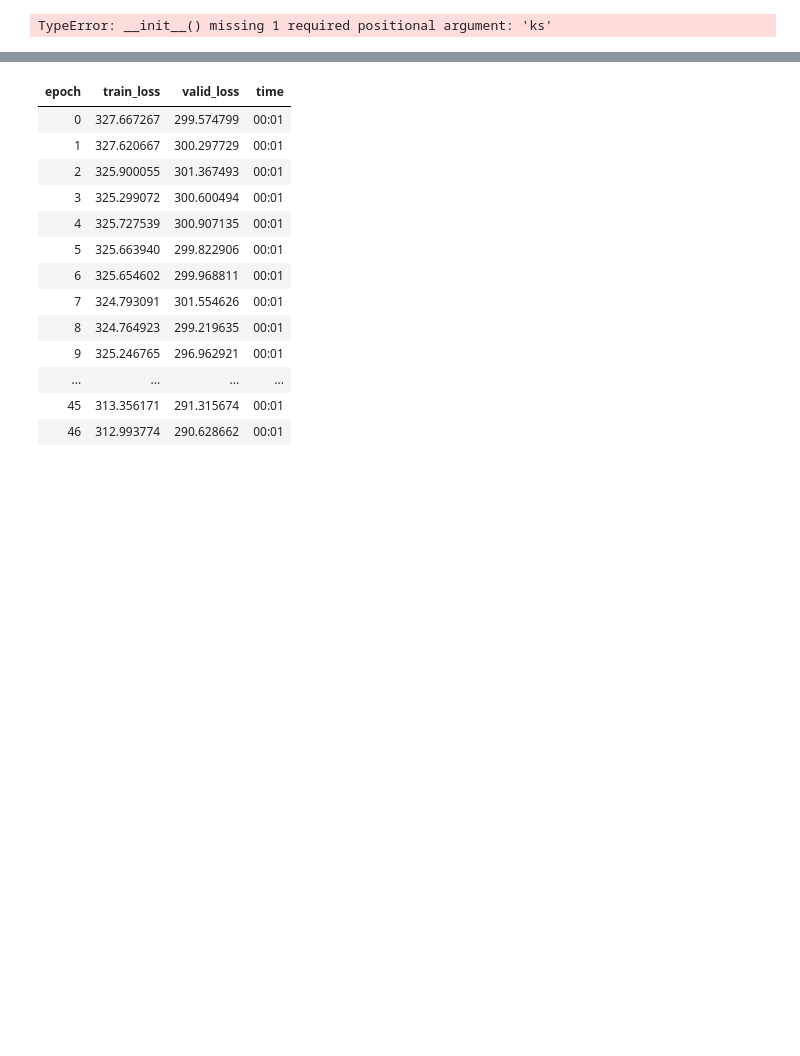
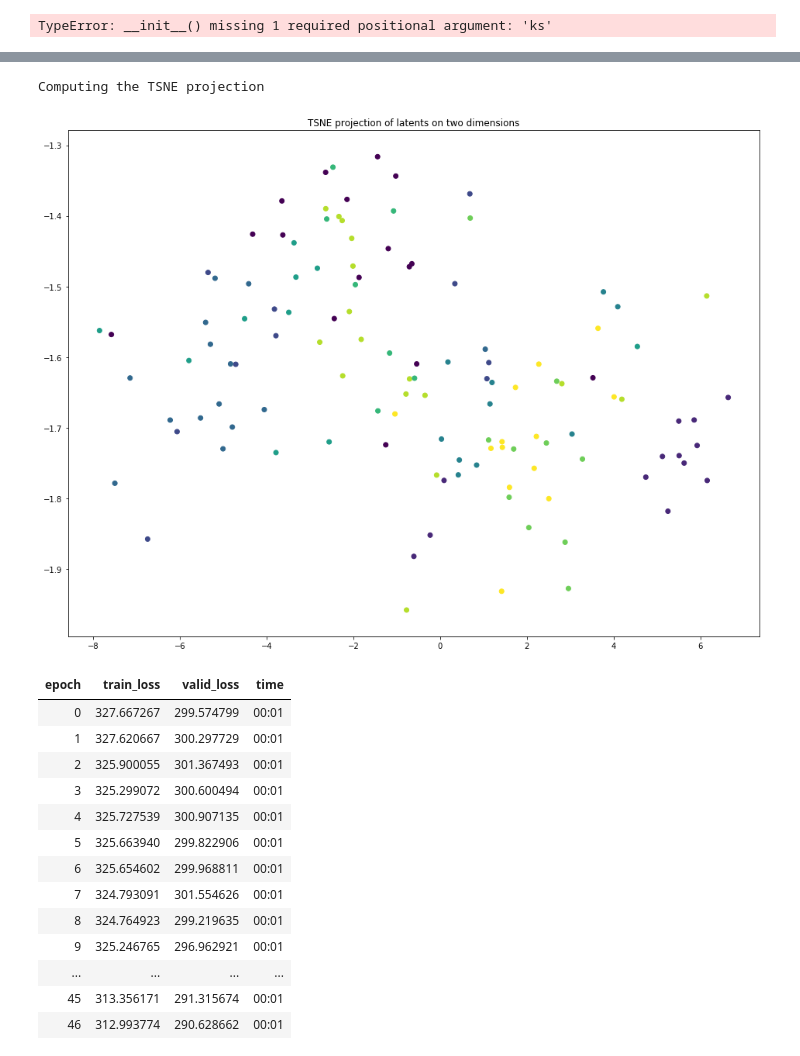
Before and after one commit to dhuynh95/fastai_autoencoder, a Jupyter notebook: MNIST.ipynb, the cells around one changed output, grey strips where cells are left out. Saved outputs shown, nothing was run; the diff lists cells and outputs as text; code cells hidden in the pictures; blank space fills up the shorter version.

```diff
--- a/MNIST.ipynb
+++ b/MNIST.ipynb
@@ -304,0 +421,2 @@ learn.fit_one_cycle(50,1e-3)
+# %%
+learn.fit(10,1e-4,callbacks=[kl_hook])
@@ -305,3 +435,8 @@ learn.fit_one_cycle(50,1e-3)
+# %%
+learn.plot_2d_latents()
+# %% [output]
+Computing the TSNE projection
+[figure, added]
 # %%
 learn.fit_one_cycle(50,1e-3,callbacks=[kl_hook])
 # %% [output]
```
Also changed, not shown: parts of 36 cells of this notebook, 4 other files.
